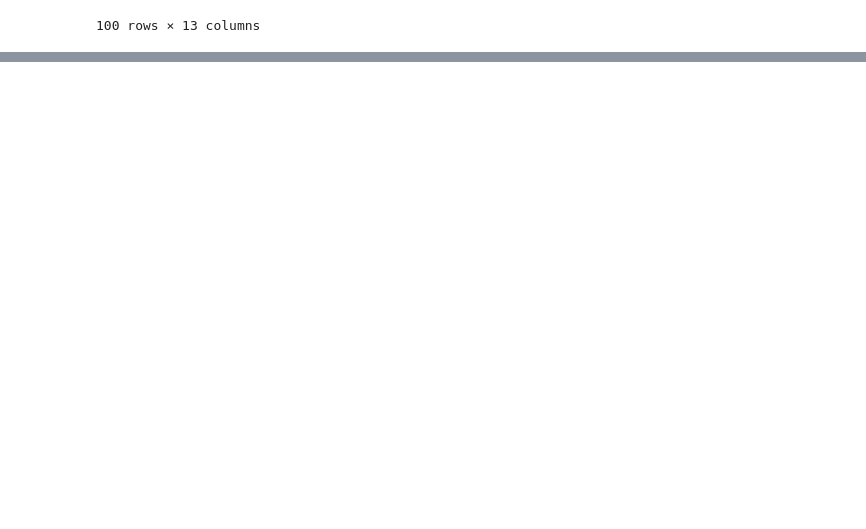
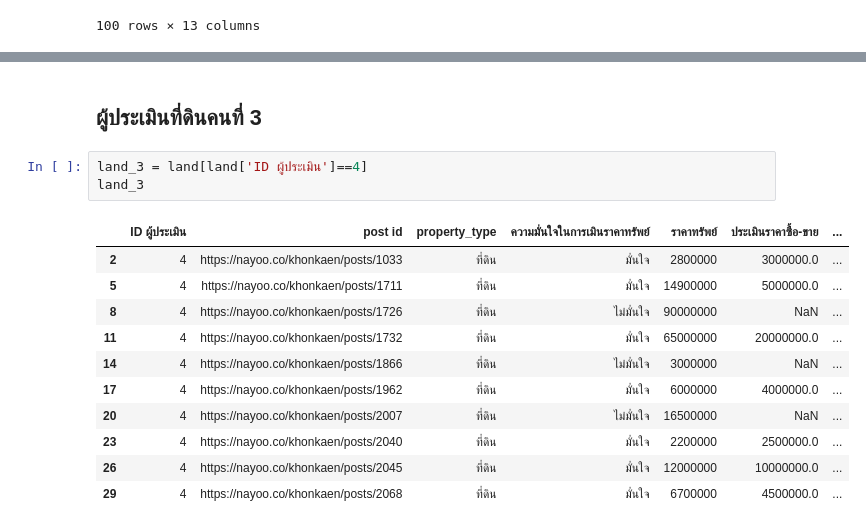
Before and after one commit to Kanchanasud/bsc_dpdm22, a Jupyter notebook: [dataprep1]_property_estimator.ipynb, the cells around one changed output, grey strips where cells are left out. Cells and saved outputs as stored; diff of their text form; blank space fills up the shorter version.

```diff
--- a/[dataprep1]_property_estimator.ipynb
+++ b/[dataprep1]_property_estimator.ipynb
@@ -389,0 +431,17 @@ Name: ให้คะแนนทรัพย์, dtype: int64
+# %% [markdown]
+## ผู้ประเมินที่ดินคนที่ 3
+# %%
+land_3 = land[land['ID ผู้ประเมิน']==4]
+land_3
+# %% [output]
+|  | ID ผู้ประเมิน | post id | property_type | ความมั่นใจในการเมินราคาทรัพย์ | ราคาทรัพย์ | ประเมินราคาซื้อ-ขาย | ... |
+| 2 | 4 | https://nayoo.co/khonkaen/posts/1033 | ที่ดิน | มั่นใจ | 2800000 | 3000000.0 | ... |
+| 5 | 4 | https://nayoo.co/khonkaen/posts/1711 | ที่ดิน | มั่นใจ | 14900000 | 5000000.0 | ... |
+| 8 | 4 | https://nayoo.co/khonkaen/posts/1726 | ที่ดิน | ไม่มั่นใจ | 90000000 | NaN | ... |
+| 11 | 4 | https://nayoo.co/khonkaen/posts/1732 | ที่ดิน | มั่นใจ | 65000000 | 20000000.0 | ... |
+| 14 | 4 | https://nayoo.co/khonkaen/posts/1866 | ที่ดิน | ไม่มั่นใจ | 3000000 | NaN | ... |
+| 17 | 4 | https://nayoo.co/khonkaen/posts/1962 | ที่ดิน | มั่นใจ | 6000000 | 4000000.0 | ... |
+| 20 | 4 | https://nayoo.co/khonkaen/posts/2007 | ที่ดิน | ไม่มั่นใจ | 16500000 | NaN | ... |
+| 23 | 4 | https://nayoo.co/khonkaen/posts/2040 | ที่ดิน | มั่นใจ | 2200000 | 2500000.0 | ... |
+| 26 | 4 | https://nayoo.co/khonkaen/posts/2045 | ที่ดิน | มั่นใจ | 12000000 | 10000000.0 | ... |
+| 29 | 4 | https://nayoo.co/khonkaen/posts/2068 | ที่ดิน | มั่นใจ | 6700000 | 4500000.0 | ... |
```
Also changed, not shown: parts of 38 cells of this notebook.
